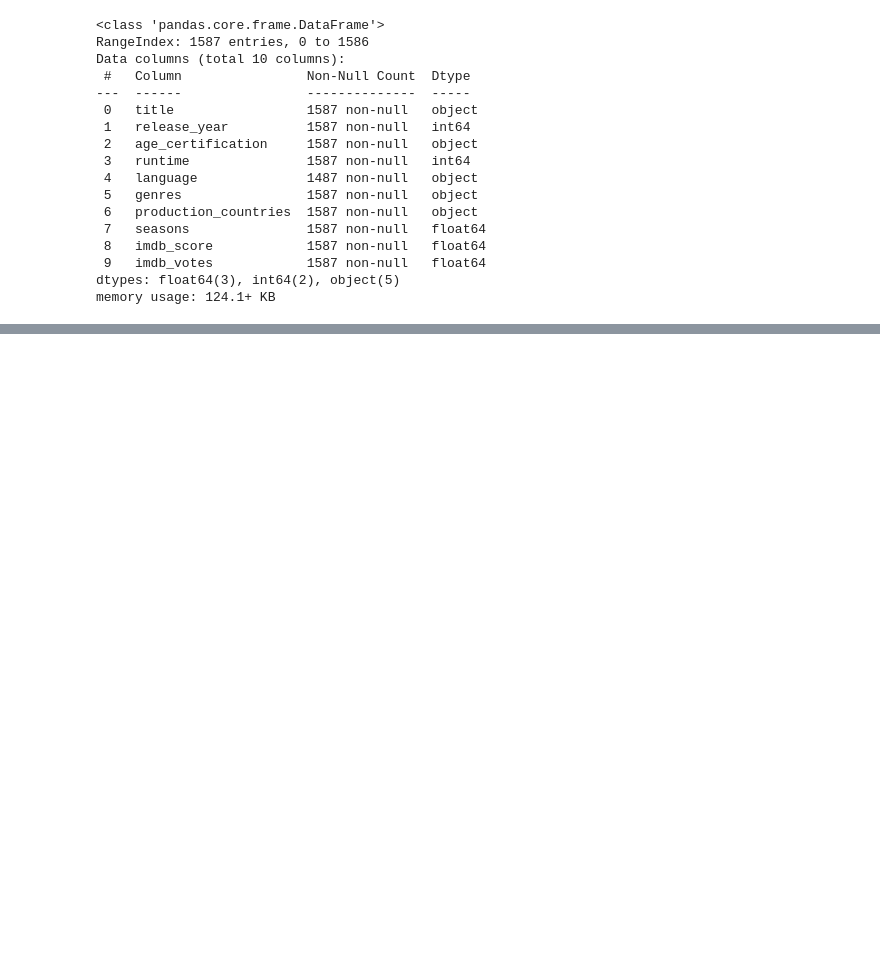
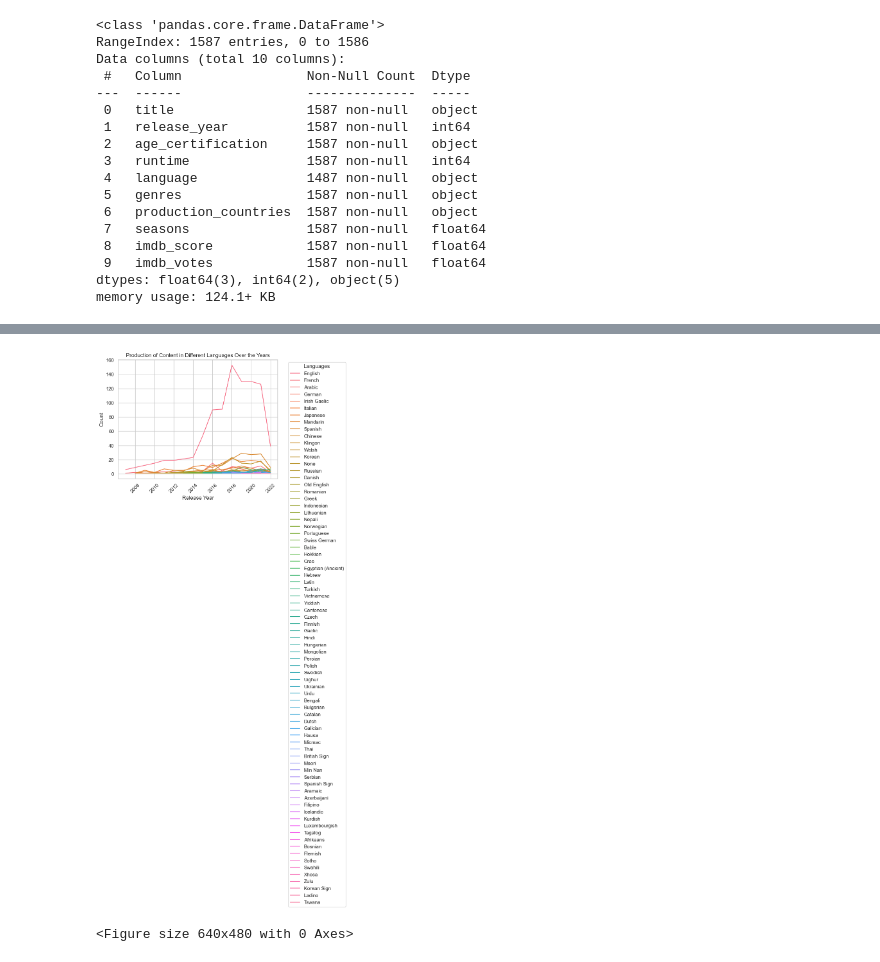
Before and after one commit to NidaB-C/NetflixEDA, a Jupyter notebook: 02_genre_production_patterns.ipynb, the cells around one changed output, grey strips where cells are left out. Drawn from its saved outputs; the diff is of its cells as text; code cells hidden in the pictures; blank space fills up the shorter version.

Commit message:
Language trends over the years

```diff
--- a/02_genre_production_patterns.ipynb
+++ b/02_genre_production_patterns.ipynb
@@ -90,0 +92,14 @@ AttributeError: module 'matplotlib.pyplot' has no attribute 'save'
+# %%
+# Function to convert string representation of list to actual list
+def convert_string_to_list(string):
+    try:
+        return ast.literal_eval(string)
+    except:
+        return []
+
+# Apply the function to genres and language columns
+streaming_data['genres'] = netflix_data['genres'].apply(convert_string_to_list)
+streaming_data['language'] = netflix_data['language'].apply(lambda x: x.split(', ') if isinstance(x, str) else [])
+
+# Display the cleaned data
+streaming_data[['release_year', 'genres', 'language']].head()
@@ -90,0 +113,10 @@ AttributeError: module 'matplotlib.pyplot' has no attribute 'save'
+# %%
+# Exploding the genres and language columns to have separate rows for each genre and language
+genre_data = streaming_data.explode('genres')
+language_data = streaming_data.explode('language')
+
+# Grouping by release year and genres, then counting the occurrences
+genre_count_over_years = genre_data.groupby(['release_year', 'genres']).size().reset_index(name='count')
+
+# Similarly, grouping by release year and language
+language_count_over_years = language_data.groupby(['release_year', 'language']).size().reset_index(name='count')
@@ -90,0 +159,22 @@ AttributeError: module 'matplotlib.pyplot' has no attribute 'save'
+# %%
+# Setting the aesthetics for the plots
+sns.set(style="whitegrid")
+
+# Define a red tone color palette
+red_palette = sns.color_palette("Reds", n_colors=len(language_count_over_years['language'].unique()))
+
+# Plotting languages over the years
+sns.lineplot(data=language_count_over_years, x="release_year", y="count", hue="language")
+plt.title('Production of Content in Different Languages Over the Years')
+plt.xlabel('Release Year')
+plt.ylabel('Count')
+plt.legend(title='Languages', bbox_to_anchor=(1.05, 1), loc='upper left')
+plt.xticks(rotation=45)
+plt.tight_layout()
+
+# Show the plot
+plt.show()
+plt.savefig(("Images/02_Yearly_Trend_In_Languages.png"))
+# %% [output]
+[figure, added]
+<Figure size 640x480 with 0 Axes>
```
Also changed, not shown: parts of 9 cells of this notebook, 1 other file.
